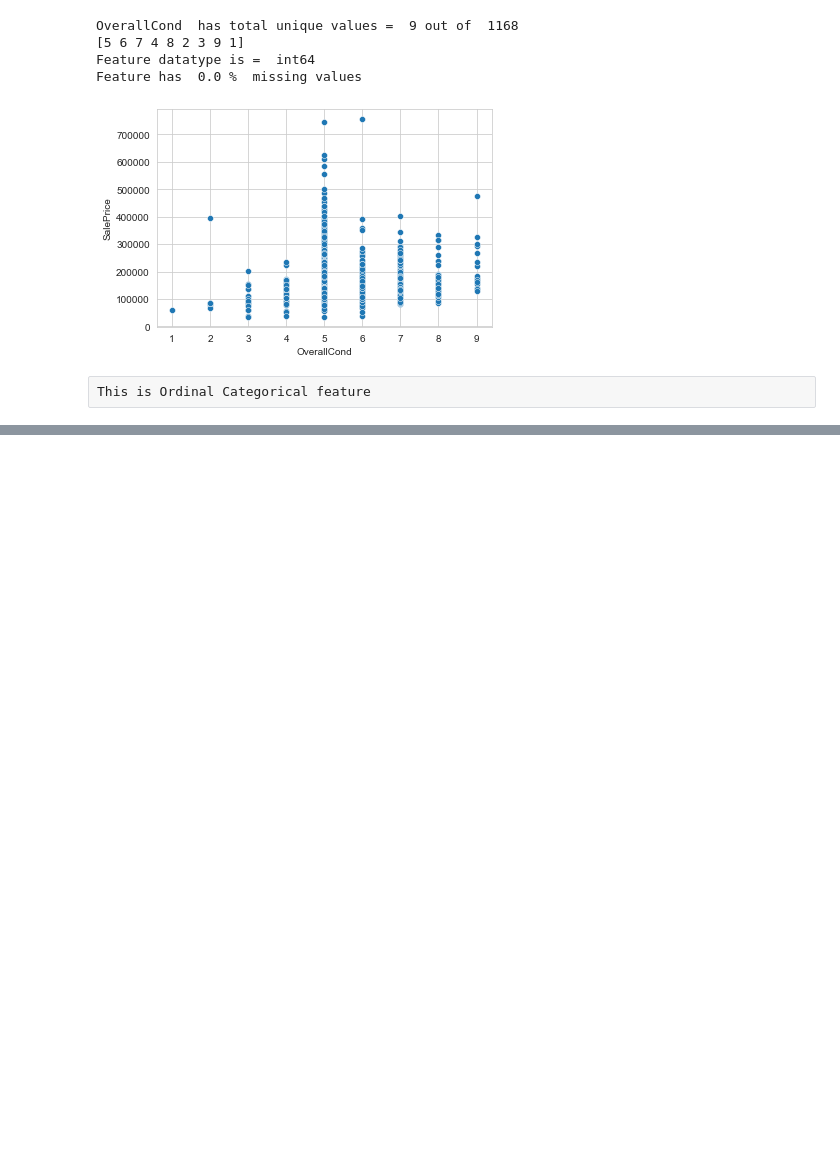
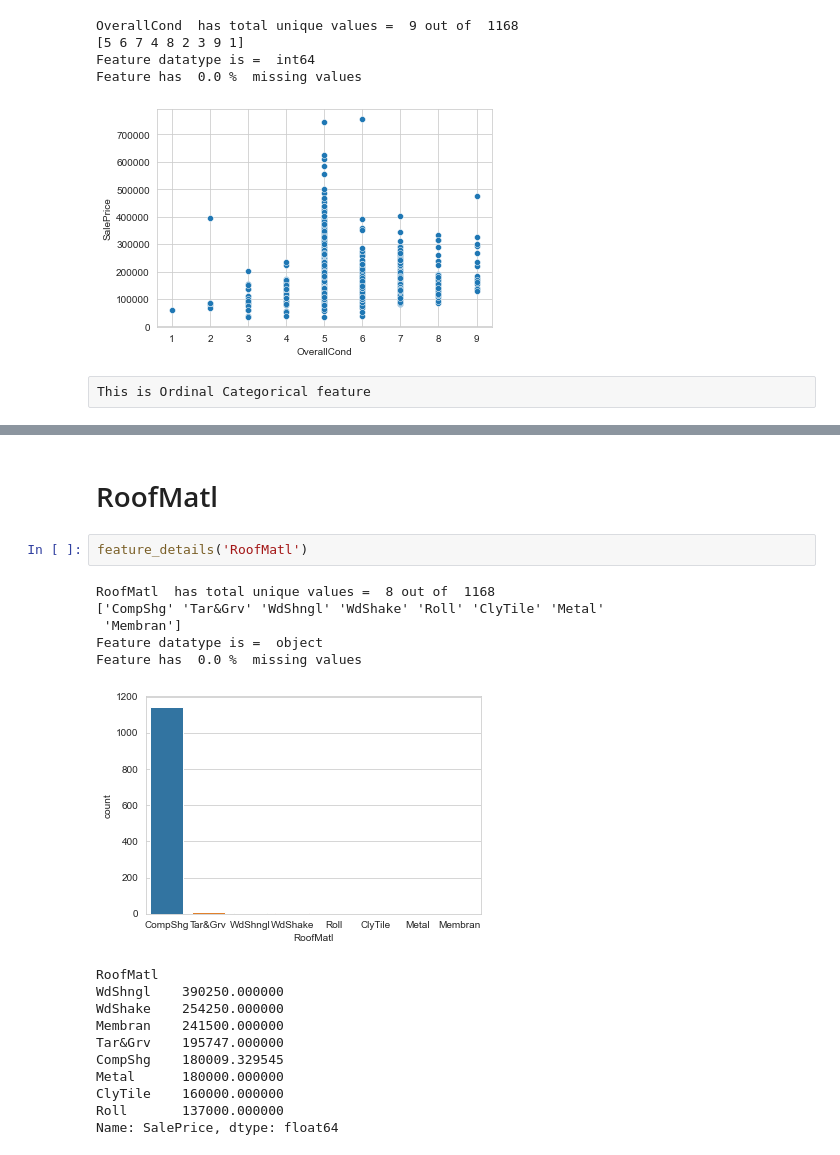
Before and after one commit to mohittomar2008/HOUSING-PRICE-PREDICTION, a Jupyter notebook: HOUSING-PRICE-PREDICTION.ipynb, the cells around one changed output, grey strips where cells are left out. Saved outputs shown, nothing was run; the diff lists cells and outputs as text; blank space fills up the shorter version.

```diff
--- a/HOUSING-PRICE-PREDICTION.ipynb
+++ b/HOUSING-PRICE-PREDICTION.ipynb
@@ -751,0 +848,21 @@ This is Ordinal Categorical feature
+# %% [markdown]
+# RoofMatl
+# %%
+feature_details('RoofMatl')
+# %% [output]
+RoofMatl  has total unique values =  8 out of  1168
+['CompShg' 'Tar&Grv' 'WdShngl' 'WdShake' 'Roll' 'ClyTile' 'Metal'
+ 'Membran']
+Feature datatype is =  object
+Feature has  0.0 %  missing values
+[figure, added]
+RoofMatl
+WdShngl    390250.000000
+WdShake    254250.000000
+Membran    241500.000000
+Tar&Grv    195747.000000
+CompShg    180009.329545
+Metal      180000.000000
+ClyTile    160000.000000
+Roll       137000.000000
+Name: SalePrice, dtype: float64
```
Also changed, not shown: parts of 185 cells of this notebook.
